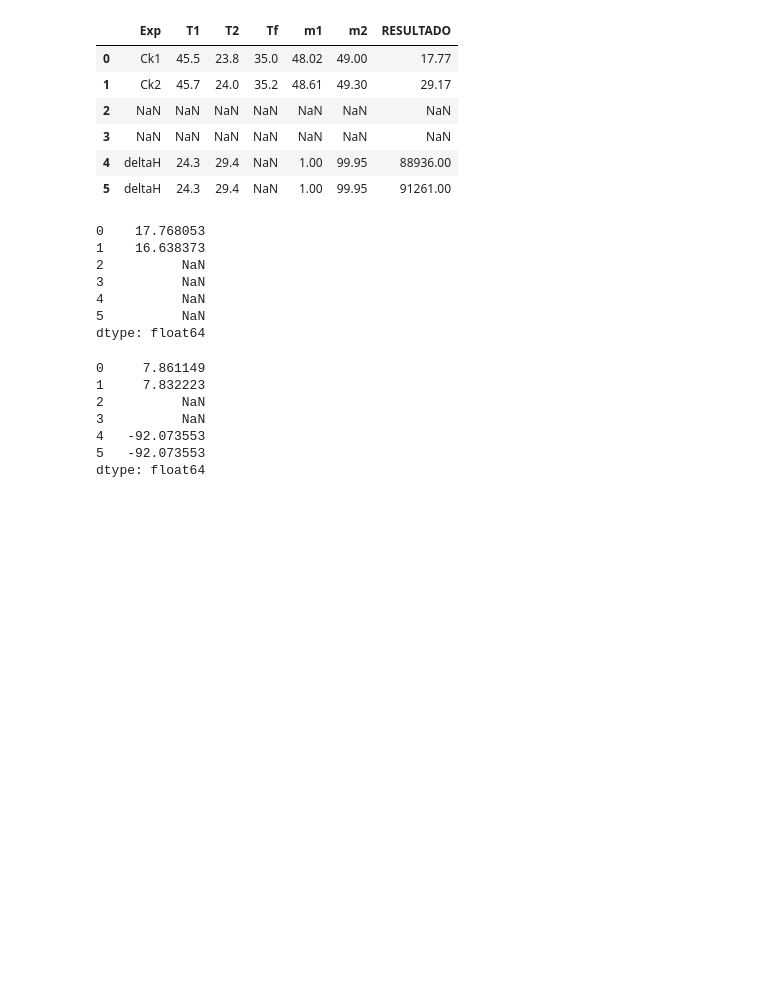
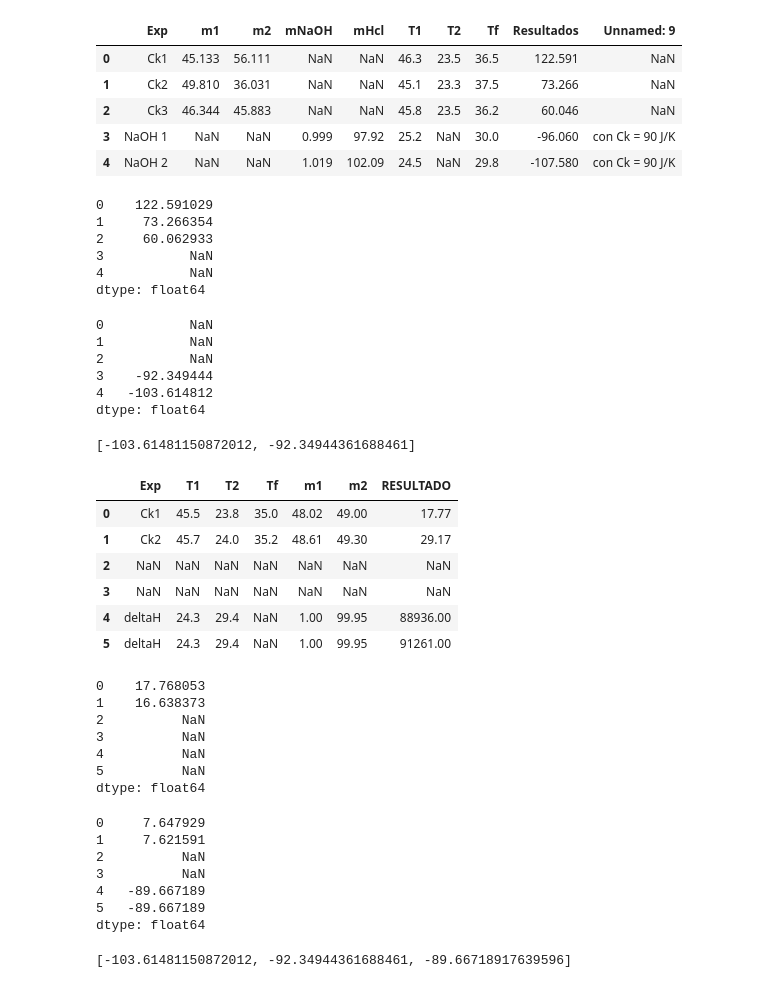
Before and after one commit to blychs/ino1, a Jupyter notebook: tp_termo/tp_termo.ipynb, the cells around one changed output. Drawn from its saved outputs; the diff is of its cells as text; code cells hidden in the pictures; blank space fills up the shorter version.

```diff
--- a/tp_termo/tp_termo.ipynb
+++ b/tp_termo/tp_termo.ipynb
@@ -21,3 +21,37 @@ def dH(m_h2o, m_naoh, Ck, t1, tf):
+# %%
+# CONSTANZA ACETO
+datos = pd.read_excel('TP_Termo_Aceto Constanza.xlsx')
+display(datos)
+
+Ck = ck(datos['m1'], datos['m2'], datos['T1'], datos['T2'], datos['Tf'])
+display(Ck)
+
+deltaH = dH(datos['mHcl'], datos['mNaOH'], (Ck[1]+ Ck[2])/2, datos['T1'], datos['Tf'])
+display(deltaH)
+
+dH_rxn.append(deltaH.iloc[-1])
+dH_rxn.append(deltaH.iloc[-2])
+print(dH_rxn)
+# %% [output]
+|  | Exp | m1 | m2 | mNaOH | mHcl | T1 | T2 | Tf | Resultados | Unnamed: 9 |
+| 0 | Ck1 | 45.133 | 56.111 | NaN | NaN | 46.3 | 23.5 | 36.5 | 122.591 | NaN |
+| 1 | Ck2 | 49.810 | 36.031 | NaN | NaN | 45.1 | 23.3 | 37.5 | 73.266 | NaN |
+| 2 | Ck3 | 46.344 | 45.883 | NaN | NaN | 45.8 | 23.5 | 36.2 | 60.046 | NaN |
+| 3 | NaOH 1 | NaN | NaN | 0.999 | 97.92 | 25.2 | NaN | 30.0 | -96.060 | con Ck = 90 J/K |
+| 4 | NaOH 2 | NaN | NaN | 1.019 | 102.09 | 24.5 | NaN | 29.8 | -107.580 | con Ck = 90 J/K |
+0    122.591029
+1     73.266354
+2     60.062933
+3           NaN
+4           NaN
+dtype: float64
+0           NaN
+1           NaN
+2           NaN
+3    -92.349444
+4   -103.614812
+dtype: float64
+[-103.61481150872012, -92.34944361688461]
 # %%
 # TOMÁS DE ARTECHE
 datos = pd.read_excel('tp_termo_dearteche.xlsx')
@@ -26,8 +60,11 @@ display(datos)
 Ck = ck(datos['m1'], datos['m2'], datos['T1'], datos['T2'], datos['Tf'])
 display(Ck)
 
-deltaH = dH(datos['m2'], datos['m1'], 29, datos['T1'], datos['T2'])
+deltaH = dH(datos['m2'], datos['m1'], (Ck[0] + Ck[1])/2, datos['T1'], datos['T2'])
 display(deltaH)
+
+dH_rxn.append(deltaH.iloc[-1])
+print(dH_rxn)
 # %% [output]
 |  | Exp | T1 | T2 | Tf | m1 | m2 | RESULTADO |
 | 0 | Ck1 | 45.5 | 23.8 | 35.0 | 48.02 | 49.00 | 17.77 |
@@ -43,10 +80,11 @@ display(deltaH)
 4          NaN
 5          NaN
 dtype: float64
-0     7.861149
-1     7.832223
+0     7.647929
+1     7.621591
 2          NaN
 3          NaN
-4   -92.073553
-5   -92.073553
+4   -89.667189
+5   -89.667189
 dtype: float64
+[-103.61481150872012, -92.34944361688461, -89.66718917639596]
```
Also changed, not shown: parts of 19 cells of this notebook, 15 other files.
